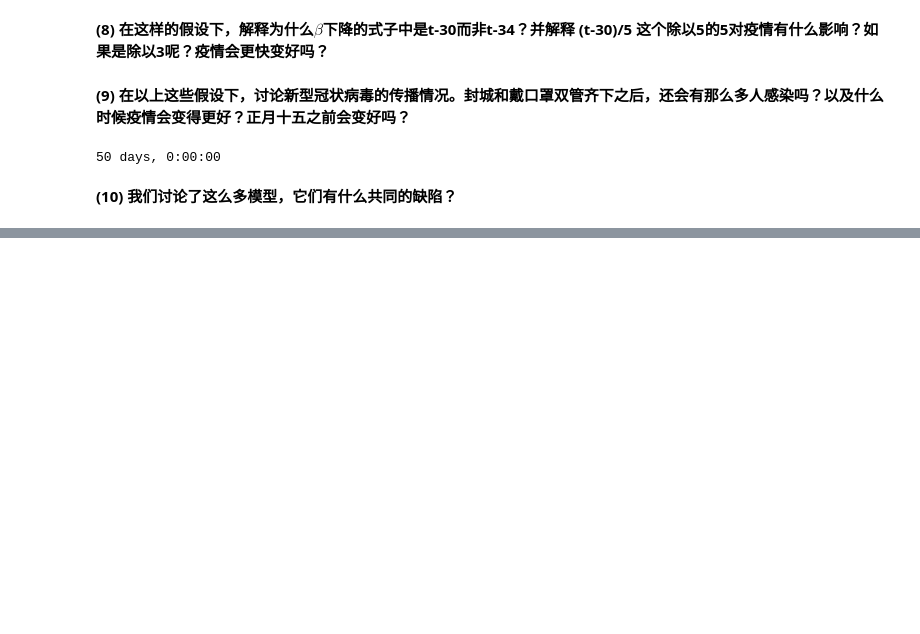
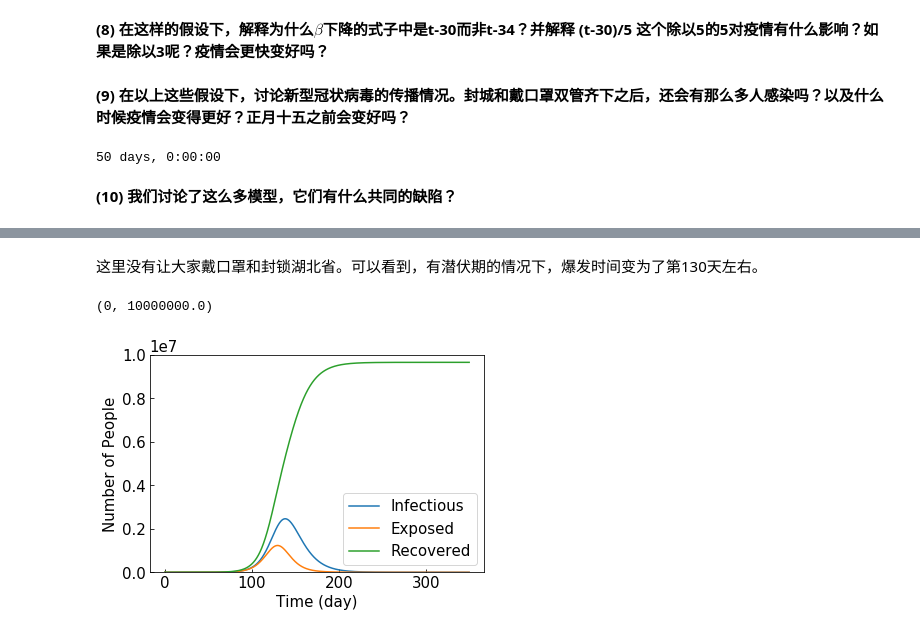
Before and after one commit to AstroJacobLi/pynguin, a Jupyter notebook: numpy/HW/infectious-disease.ipynb, the cells around one changed output, grey strips where cells are left out. Saved outputs shown, nothing was run; the diff lists cells and outputs as text; code cells hidden in the pictures; blank space fills up the shorter version.

```diff
--- a/numpy/HW/infectious-disease.ipynb
+++ b/numpy/HW/infectious-disease.ipynb
@@ -189,0 +208,31 @@ print(pd.datetime(2020, 2, 8) - pd.datetime(2019, 12, 20))
+# %%
+def SEIRmodel(point, t, params):
+    """
+    point：自变量
+    params：参数
+    这里自变量有两个，所以return的是一个拥有两个元素的array。
+    """
+    c, gamma, beta, sigma, N = params
+    I, S, E = point
+
+    if I + S + E <= N:
+        return np.array([sigma * E - gamma * I, - c * beta * S * I / N, c * beta * S * I / N - sigma * E])
+    else:
+        return None
+# %% [markdown]
+这里没有让大家戴口罩和封锁湖北省。可以看到，有潜伏期的情况下，爆发时间变为了第130天左右。
+# %%
+t = np.arange(0, 350, 0.1)
+N = 1e7 + 10
+P = odeint(SEIRmodel, (10, 1e7, 0), t, args=([100, 0.0821, 0.002865, 1/5, N],))  #
+plt.plot(t, P[:, 0], label='Infectious')
+plt.plot(t, P[:, 2], label='Exposed')
+plt.plot(t, (N - P[:, 1] - P[:, 0]), label='Recovered')
+plt.legend()
+plt.xlabel('Time (day)')
+plt.ylabel('Number of People')
+plt.tick_params(direction='in')
+plt.ylim(0, 1e7)
+# %% [output]
+(0, 10000000.0)
+[figure, added]
```
Also changed, not shown: parts of 3 cells of this notebook.
